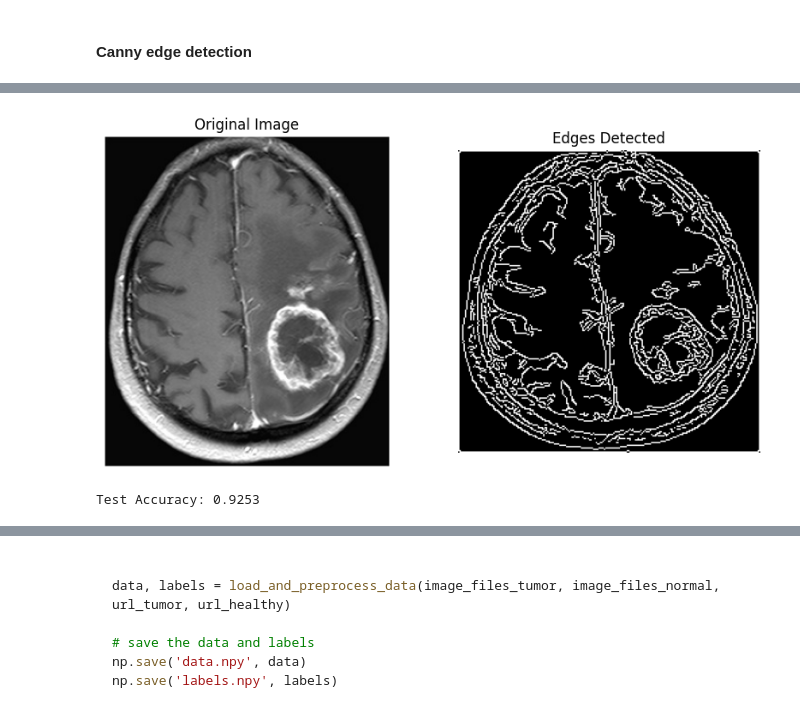
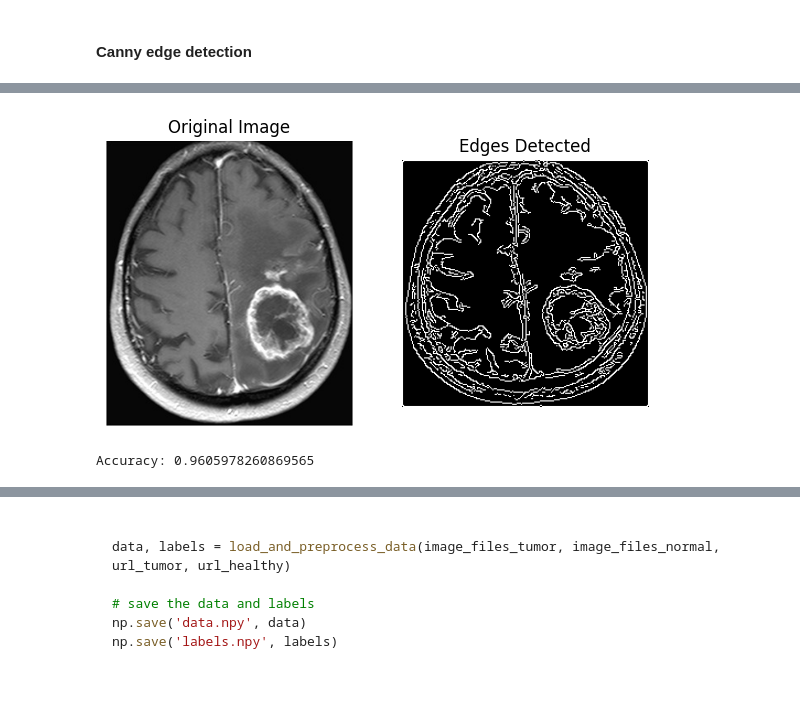
Before and after one commit to NoaAmichai/Brain_Tumor_Classification, a Jupyter notebook: Brain_Tumor_Classifiction.ipynb, the cells around one changed output, grey strips where cells are left out. Cells and saved outputs as stored; diff of their text form; code cells hidden in the pictures; blank space fills up the shorter version.

```diff
--- a/Brain_Tumor_Classifiction.ipynb
+++ b/Brain_Tumor_Classifiction.ipynb
@@ -762,17 +719,34 @@ Prediction: Tumor
 # %%
 # show the image with the edges detected and the original image
 
-fig, ax = plt.subplots(1, 2, figsize=(10, 5))
+fig, ax = plt.subplots(1, 2, figsize=(7, 5))
 ax[0].imshow(cv2.cvtColor(sample_image, cv2.COLOR_BGR2RGB))
 ax[0].axis('off')
 ax[0].set_title('Original Image')
 
 edges_image = processed_image.reshape(224, 224)
 ax[1].imshow(edges_image, cmap='gray')
 ax[1].axis('off')
 ax[1].set_title('Edges Detected')
 
 plt.show()
 # %% [output]
-[figure, old version]
+[figure, new version]
+# %%
+from sklearn.svm import SVC
+
+# Create the SVM model
+svm_model = SVC(kernel='linear', C=1)
+
+# Fit the model to the training data
+svm_model.fit(X_train, y_train)
+
+# Make predictions on the validation set
+y_pred = svm_model.predict(X_val)
+
+# Calculate the accuracy
+accuracy = accuracy_score(y_val, y_pred)
+print('Accuracy:', accuracy)
+# %% [output]
+Accuracy: 0.9605978260869565
 # %%
@@ -820,15 +789,6 @@ X_train, X_test, y_train, y_test = train_test_split(data, labels, test_size=0.2,
 
 # Split the data into training and validation sets
 X_train, X_val, y_train, y_val = train_test_split(X_train, y_train, test_size=0.2, random_state=42)
-# %%
-rf_model = RandomForestClassifier(n_estimators=100, random_state=42)
-rf_model.fit(X_train, y_train)
-
-y_pred = rf_model.predict(X_val)
-accuracy = accuracy_score(y_val, y_pred)
-print(f'Test Accuracy: {accuracy:.4f}')
-# %% [output]
-Test Accuracy: 0.9253
 # %%
 sample_image_path = 'Brain Tumor Data Set/Brain Tumor/Cancer (2385).jpg'
 sample_image = cv2.imread(sample_image_path)
```
Also changed, not shown: parts of 22 cells of this notebook.
